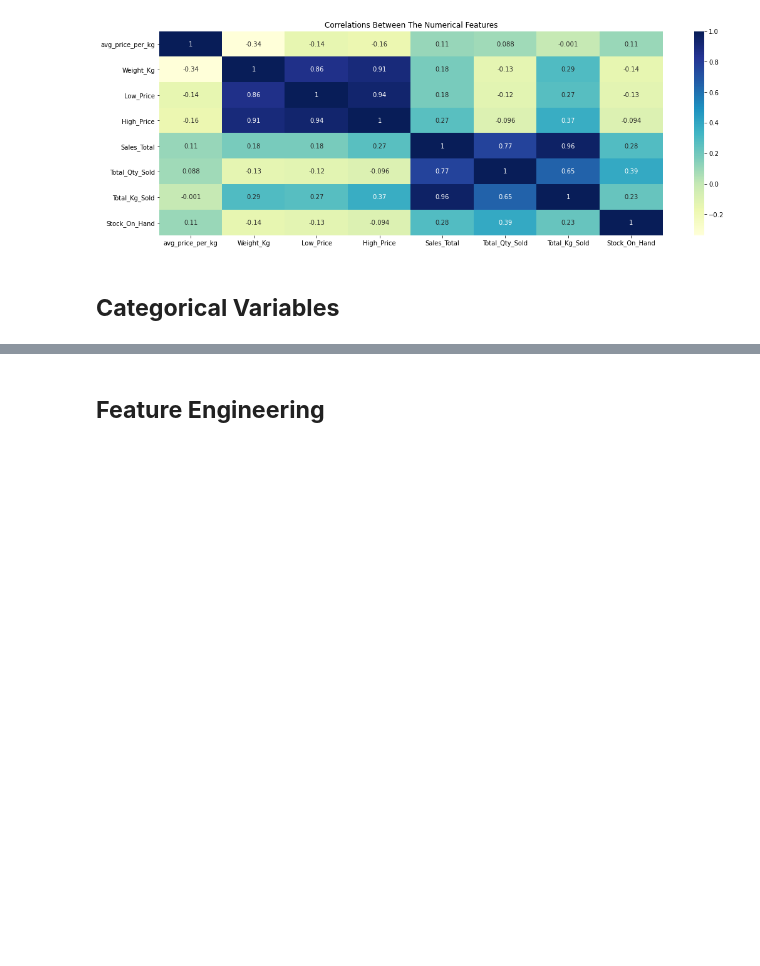
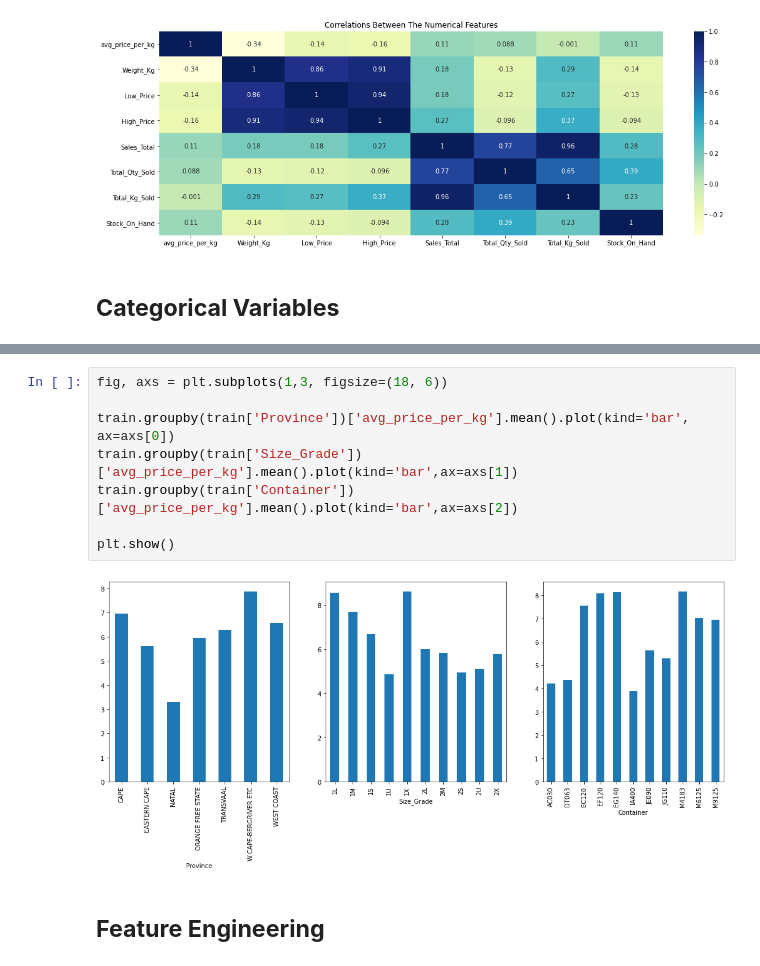
Before and after one commit to nkonyanihlulani/Team_7_regression, a Jupyter notebook: team_7.ipynb, the cells around one changed output, grey strips where cells are left out. Drawn from its saved outputs; the diff is of its cells as text; blank space fills up the shorter version.

```diff
--- a/team_7.ipynb
+++ b/team_7.ipynb
@@ -200,3 +185,13 @@ plt.show()
+# %%
+fig, axs = plt.subplots(1,3, figsize=(18, 6))
+
+train.groupby(train['Province'])['avg_price_per_kg'].mean().plot(kind='bar', ax=axs[0])
+train.groupby(train['Size_Grade'])['avg_price_per_kg'].mean().plot(kind='bar',ax=axs[1])
+train.groupby(train['Container'])['avg_price_per_kg'].mean().plot(kind='bar',ax=axs[2])
+
+plt.show()
+# %% [output]
+[figure, added]
 # %% [markdown]
 ## **Feature Engineering**
 # %% [markdown]
```
Also changed, not shown: parts of 6 cells of this notebook.
